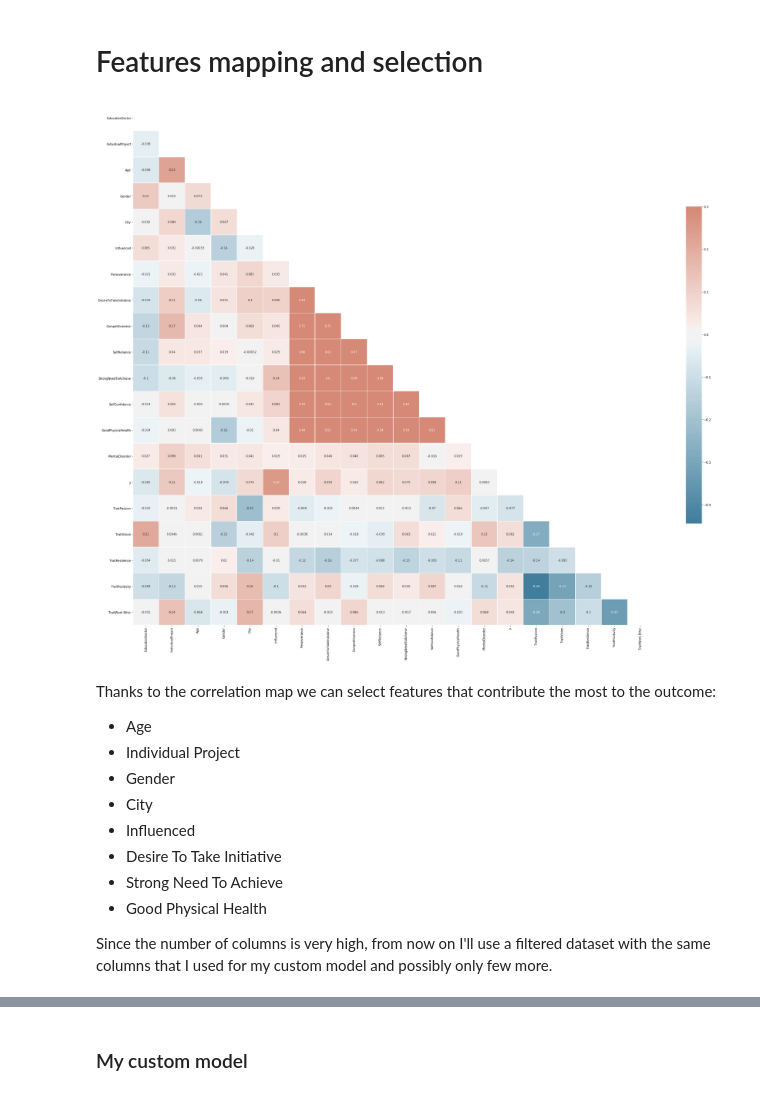
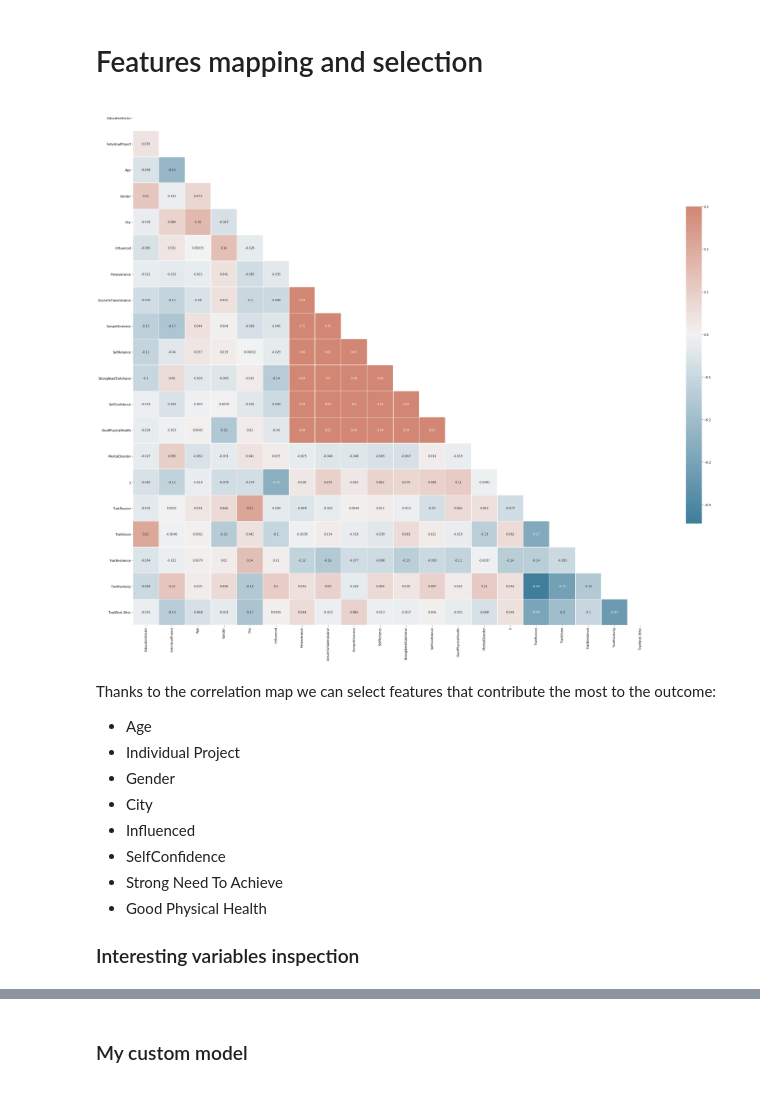
Before and after one commit to giorgiac98/student-bayesian-network, a Jupyter notebook: Entrepreneurial competency in university students.ipynb, the cells around one changed output, grey strips where cells are left out. Cells and saved outputs as stored; diff of their text form; code cells hidden in the pictures.

```diff
--- a/Entrepreneurial competency in university students.ipynb
+++ b/Entrepreneurial competency in university students.ipynb
@@ -39,43 +39,43 @@ memory usage: 29.2+ KB
 # %% [markdown]
 # Features mapping and selection
 # %%
-ind_map = {'Yes':True, 'No':False}
+ind_map = {'Yes':0, 'No':1}
 df['IndividualProject'] = df['IndividualProject'].map(ind_map)
 
-gen_map = {'Male':1, 'Female':2}
+gen_map = {'Male':0, 'Female':1}
 df['Gender'] = df['Gender'].map(gen_map)
 
-cit_map = {'Yes':True, 'No':False}
+cit_map = {'Yes':0, 'No':1}
 df['City'] = df['City'].map(cit_map)
 
-inf_map = {'Yes':True, 'No':False}
+inf_map = {'Yes':0, 'No':1}
 df['Influenced'] = df['Influenced'].map(inf_map)
 
-men_map = {'Yes':True, 'No':False}
+men_map = {'Yes':0, 'No':1}
 df['MentalDisorder'] = df['MentalDisorder'].map(men_map)
 
 for t in df['KeyTraits'].unique():
     df[f'Trait{t}'] = df['KeyTraits'] == t
 
 education_map = {'Engineering Sciences':1, 'Others':2, 'Economic Sciences, Business Studies, Commerce and Law':3,
                  'Art, Music or Design':4, 'Humanities and Social Sciences':5, 'Medicine, Health Sciences':6,
                  'Teaching Degree (e.g., B.Ed)':7, 'Mathematics or Natural Sciences':8, 'Language and Cultural Studies':9}
 df['EducationSector'] = df['EducationSector'].map(education_map)
 
 df.drop(columns=['ReasonsForLack'], inplace=True)
 
 def display_correlation_matrix(data):
     """ Displays a correlation matrix for a dataset """
     corr = data.corr()
     mask = np.triu(np.ones_like(corr, dtype=bool))
     f, ax = plt.subplots(figsize=(40, 40))
     cmap = sns.diverging_palette(230, 20, as_cmap=True)
     sns.heatmap(corr, mask=mask, cmap=cmap, vmax=.3, center=0,square=True, annot=True,linewidths=.5, cbar_kws={"shrink": .5})
 
 
 display_correlation_matrix(df)
 # %% [output]
-[figure, old version]
+[figure, new version]
 # %% [markdown]
 Thanks to the correlation map we can select features that contribute the most to the outcome:
 * Age
@@ -83,8 +83,8 @@ Thanks to the correlation map we can select features that contribute the most to
 * Gender
 * City
 * Influenced
-* Desire To Take Initiative
+* SelfConfidence
 * Strong Need To Achieve
 * Good Physical Health
 
-Since the number of columns is very high, from now on I'll use a filtered dataset with the same columns that I used for my custom model and possibly only few more.
+### Interesting variables inspection
```
Also changed, not shown: parts of 19 cells of this notebook.
